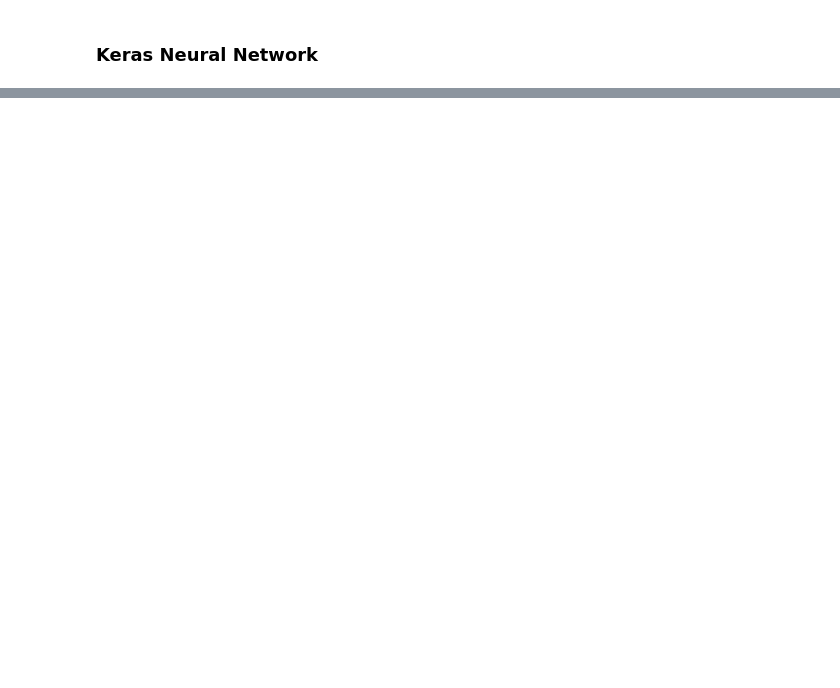
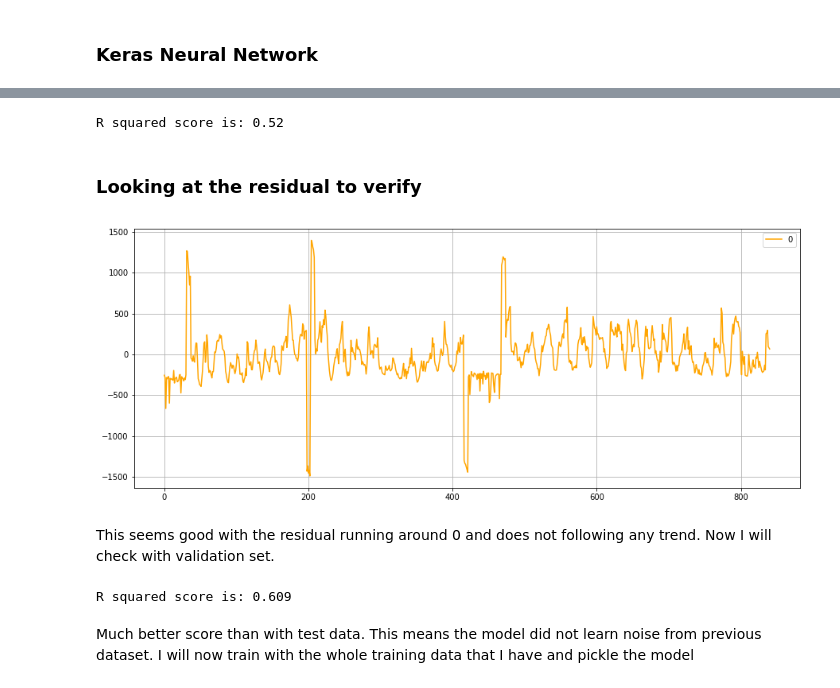
Before and after one commit to DuongVu39/Code_Challenge, a Jupyter notebook: src/task2/Task2.ipynb, the cells around one changed output, grey strips where cells are left out. Drawn from its saved outputs; the diff is of its cells as text; code cells hidden in the pictures; blank space fills up the shorter version.

```diff
--- a/src/task2/Task2.ipynb
+++ b/src/task2/Task2.ipynb
@@ -239,10 +224,0 @@ def select_columns(df, col_names):  # Tested [N]
-# %%
-# Creating a pipeline:
-pl = Pipeline([
-        ('subset', FunctionTransformer(select_columns, kw_args={'col_names':X_col}, validate=False)),
-        ('get_dummie', FunctionTransformer(pd.get_dummies, validate=False)),
-        ('impute', Imputer(missing_values='NaN',
-                            strategy="mean",
-                            axis=0)),
-        ('model', Ridge())
-    ])
@@ -425,0 +397,35 @@ So the better model seems to be Ridge Regression. We will run this again with th
+# %%
+# Getting Pipeline ready and save model
+pl = Pipeline([
+    ('get_dummie', FunctionTransformer(pd.get_dummies, validate=False)),
+    ('subset', FunctionTransformer(select_columns, kw_args={'col_names':X_col}, validate=False)),
+    ('impute', Imputer(missing_values='NaN',
+                        strategy="mean",
+                        axis=0)),
+    ('model', Lasso())
+])
+pl.fit(Xtrain, ytrain)
+ypred = pl.predict(Xtest)
+print("R squared score is:", r2_score(ytest,ypred).round(3))
+# %% [output]
+R squared score is: 0.52
+# %% [markdown]
+### Looking at the residual to verify
+# %%
+# reset index
+ytest_new=ytest.reset_index(drop=True)
+# calculate residuals
+residuals = pd.DataFrame([ytest_new[i]-ypred[i] for i in range(len(ytest_new))])
+residuals.plot(color="orange", grid=True);
+# %% [output]
+[figure, added]
+# %% [markdown]
+This seems good with the residual running around 0 and does not following any trend. Now I will check with validation set.
+# %%
+# Check with validation
+ypred = pl.predict(Xval)
+print("R squared score is:", r2_score(yval,ypred).round(3))
+# %% [output]
+R squared score is: 0.609
+# %% [markdown]
+Much better score than with test data. This means the model did not learn noise from previous dataset. I will now train with the whole training data that I have and pickle the model
```
Also changed, not shown: parts of 22 cells of this notebook, 5 other files.
